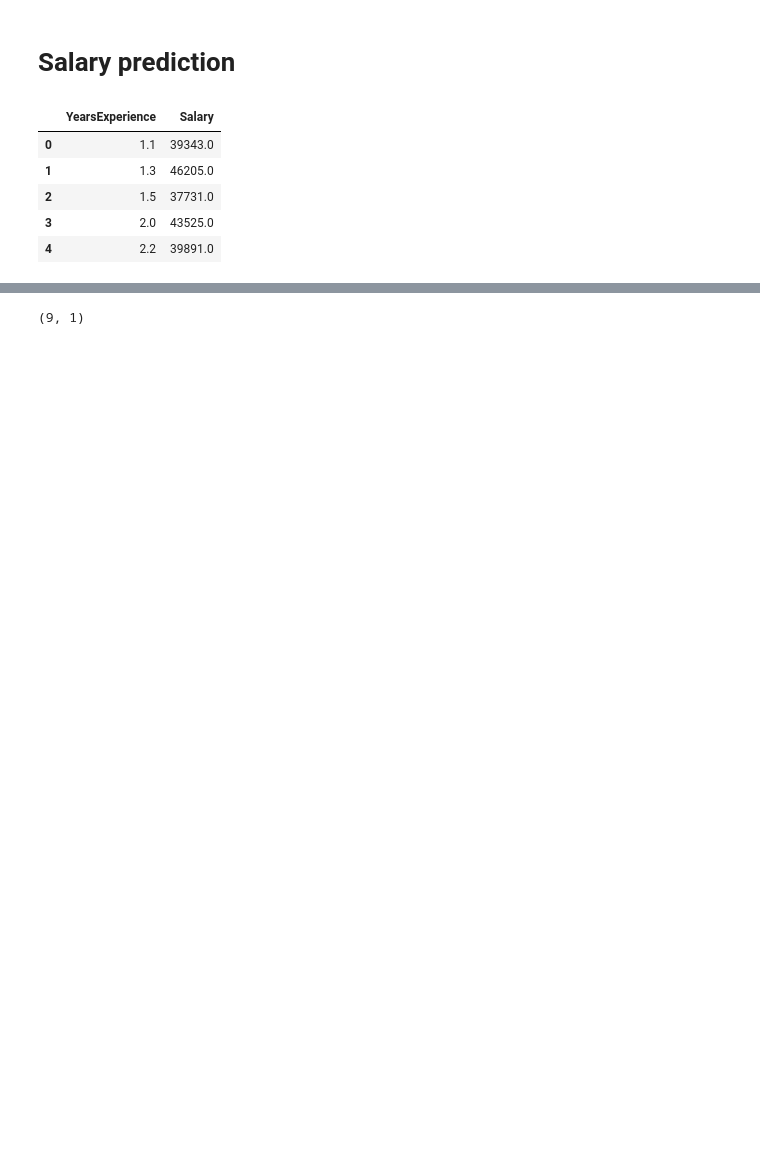
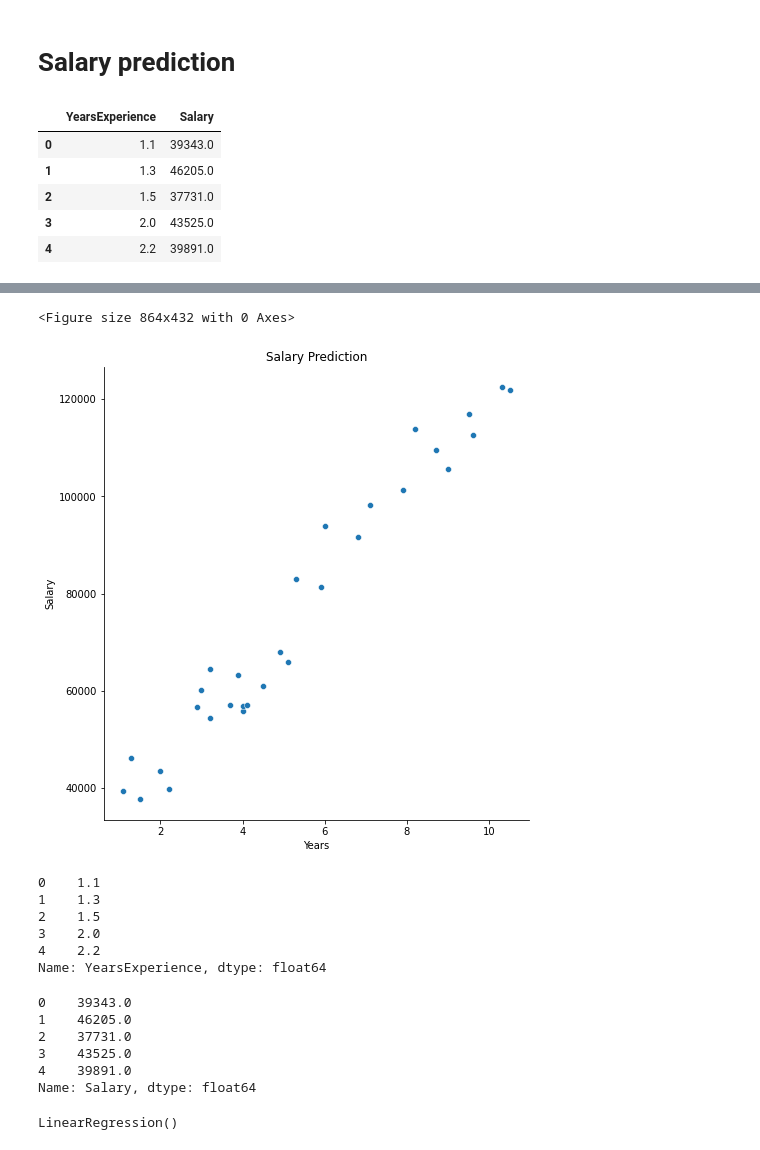
Before and after one commit to earo12/Salary-Prediction, a Jupyter notebook: Salary_Prediction.ipynb, the cells around one changed output, grey strips where cells are left out. Cells and saved outputs as stored; diff of their text form; code cells hidden in the pictures; blank space fills up the shorter version.

Commit message:
Added plots of salary predicted

```diff
--- a/Salary_Prediction.ipynb
+++ b/Salary_Prediction.ipynb
@@ -13,6 +11,6 @@ from sklearn.metrics import confusion_matrix
 # %%
-df = pd.read_csv('Salary_Data.csv')
-df.head()
+data = pd.read_csv('Salary_Data.csv')
+data.head()
 # %% [output]
 |  | YearsExperience | Salary |
 | 0 | 1.1 | 39343.0 |
@@ -40,0 +47,34 @@ y = df['Salary']
+# %%
+# These Plots help to explain the values and how they are scattered
+
+plt.figure(figsize=(12,6))
+sns.pairplot(data,x_vars=['YearsExperience'],y_vars=['Salary'],size=7,kind='scatter')
+plt.xlabel('Years')
+plt.ylabel('Salary')
+plt.title('Salary Prediction')
+plt.show()
+# %% [output]
+<Figure size 864x432 with 0 Axes>
+[figure, added]
+# %%
+# Cooking the data
+X = data['YearsExperience']
+X.head()
+# %% [output]
+0    1.1
+1    1.3
+2    1.5
+3    2.0
+4    2.2
+Name: YearsExperience, dtype: float64
+# %%
+# Cooking the data
+y = data['Salary']
+y.head()
+# %% [output]
+0    39343.0
+1    46205.0
+2    37731.0
+3    43525.0
+4    39891.0
+Name: Salary, dtype: float64
@@ -43,4 +86,0 @@ X_train, y_train, X_test, y_test = train_test_split(X, y, train_size=0.7, random
-# %%
-y_train.shape
-# %% [output]
-(9, 1)
@@ -49,0 +94,6 @@ y_train = y_train[::, np.newaxis]
+# %%
+# Fitting the model
+lr = LinearRegression()
+lr.fit(X_train,y_train)
+# %% [output]
+LinearRegression()
```
Also changed, not shown: parts of 14 cells of this notebook.
